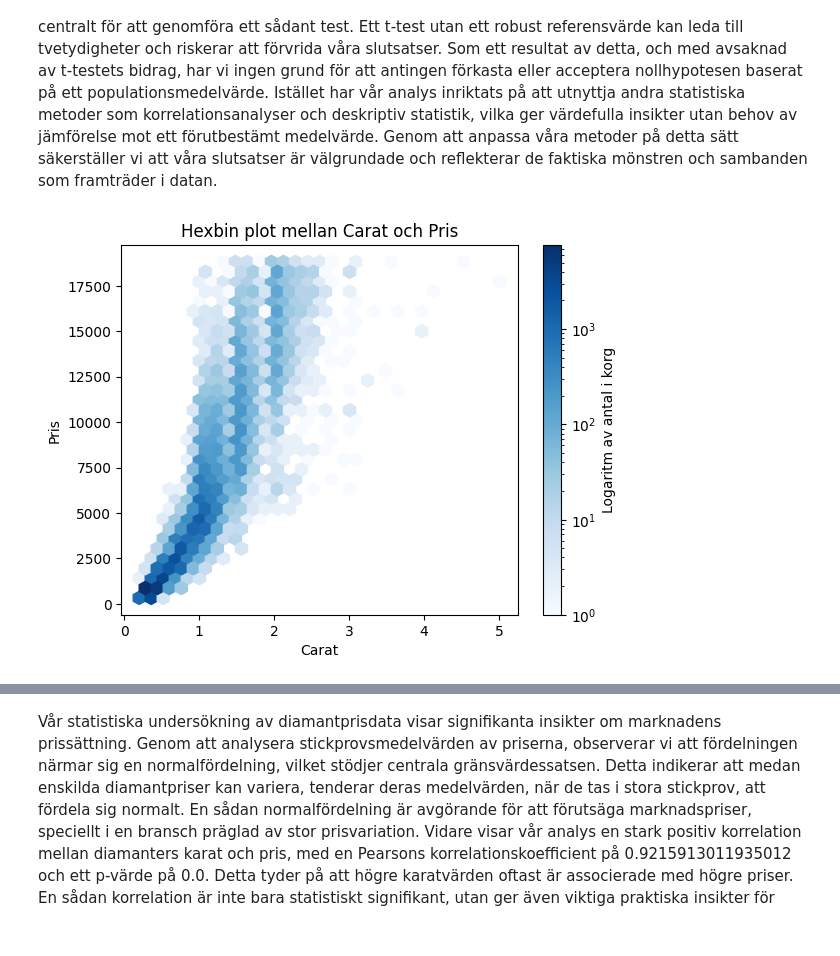
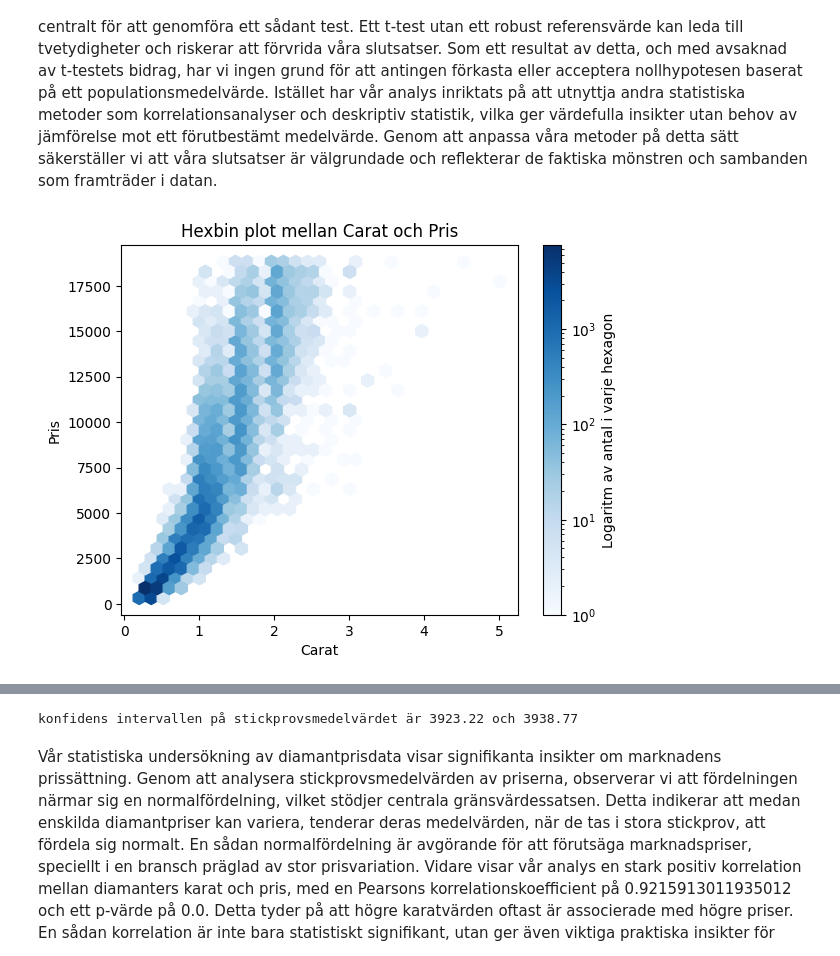
Before and after one commit to Kevinthulin/Statistik_2024, a Jupyter notebook: Statistik.ipynb, the cells around one changed output, grey strips where cells are left out. Saved outputs shown, nothing was run; the diff lists cells and outputs as text; code cells hidden in the pictures.

```diff
--- a/Statistik.ipynb
+++ b/Statistik.ipynb
@@ -289,19 +289,19 @@ Som ett resultat av detta, och med avsaknad av t-testets bidrag, har vi ingen gr
 # %%
 x = cleaned_diamonds_df['carat']
 y = cleaned_diamonds_df['price']
 
 # Plotta scatterplot
 plt.hexbin(x, y, gridsize=30, cmap='Blues', bins='log')
-cb = plt.colorbar(label='Logaritm av antal i korg')
+cb = plt.colorbar(label='Logaritm av antal i varje hexagon')
 plt.title('Hexbin plot mellan Carat och Pris')
 plt.xlabel('Carat')
 plt.ylabel('Pris')
 plt.show()
 
 # Beräkna Pearsons korrelationskoefficient och p-värde
 correlation_coef, p_value = pearsonr(x, y)
 
 print(f"Pearsons korrelationskoefficient: {correlation_coef}")
 print(f"P-värde: {p_value}")
 # %% [output]
-[figure, old version]
+[figure, new version]
@@ -309,4 +309,21 @@ Pearsons korrelationskoefficient: 0.9215913011935012
 P-värde: 0.0
+# %%
+# Beräknar medelvärdet och standardavvikelsen för priset
+mean_of_sample_means = np.mean(sample_means)
+std_dev_of_sample_means = np.std(sample_means, ddof=1)
+n = len(sample_means)
+
+# Beräknar 95% konfidensintervall för medelvärdet av priset
+confidence_level = 0.95
+h = std_dev_of_sample_means * stats.norm.ppf((1 + confidence_level) / 2) / (n ** 0.5)
+
+# Konfidensintervall
+lower_bound = mean_price - h
+upper_bound = mean_price + h
+
+print(f"konfidens intervallen på stickprovsmedelvärdet är {lower_bound:.2f} och {upper_bound:.2f}")
+# %% [output]
+konfidens intervallen på stickprovsmedelvärdet är 3923.22 och 3938.77
 # %% [markdown]
 Vår statistiska undersökning av diamantprisdata visar signifikanta insikter om marknadens prissättning. Genom att analysera stickprovsmedelvärden av priserna, observerar vi att fördelningen närmar sig en normalfördelning, vilket stödjer centrala gränsvärdessatsen. Detta indikerar att medan enskilda diamantpriser kan variera, tenderar deras medelvärden, när de tas i stora stickprov, att fördela sig normalt. En sådan normalfördelning är avgörande för att förutsäga marknadspriser, speciellt i en bransch präglad av stor prisvariation.
 Vidare visar vår analys en stark positiv korrelation mellan diamanters karat och pris, med en Pearsons korrelationskoefficient på 0.9215913011935012 och ett p-värde på 0.0. Detta tyder på att högre karatvärden oftast är associerade med högre priser. En sådan korrelation är inte bara statistiskt signifikant, utan ger även viktiga praktiska insikter för konsumenter.
```
Also changed, not shown: parts of 3 cells of this notebook.
